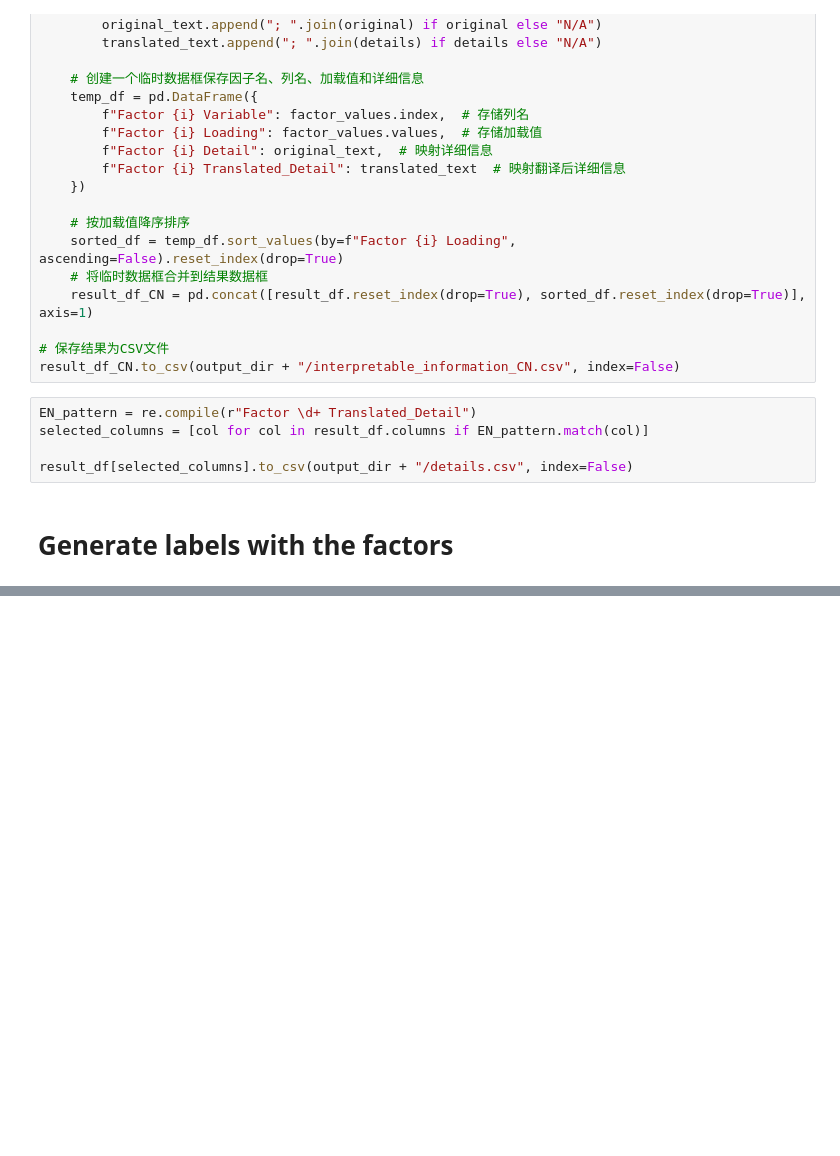
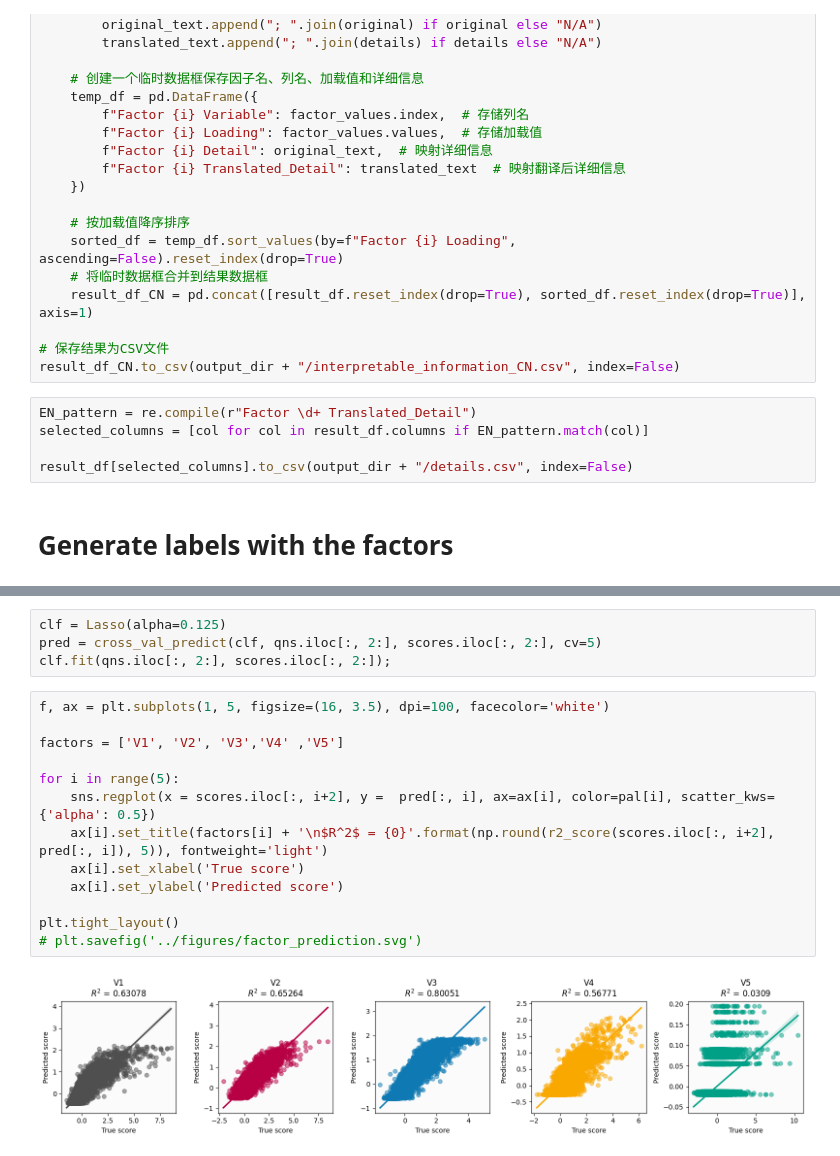
Before and after one commit to ReveRoyl/ABCD_tabular_data_analysis, a Jupyter notebook: trail_tsne_RF/factor analysis/EFA_previous twins.ipynb, the cells around one changed output, grey strips where cells are left out. Saved outputs shown, nothing was run; the diff lists cells and outputs as text; blank space fills up the shorter version.

```diff
--- a/trail_tsne_RF/factor analysis/EFA_previous twins.ipynb
+++ b/trail_tsne_RF/factor analysis/EFA_previous twins.ipynb
@@ -601,0 +1607,19 @@ NameError: name 'factor_scores_df' is not defined
+# %%
+clf = Lasso(alpha=0.125)
+pred = cross_val_predict(clf, qns.iloc[:, 2:], scores.iloc[:, 2:], cv=5)
+clf.fit(qns.iloc[:, 2:], scores.iloc[:, 2:]);
+# %%
+f, ax = plt.subplots(1, 5, figsize=(16, 3.5), dpi=100, facecolor='white')
+
+factors = ['V1', 'V2', 'V3','V4' ,'V5']
+
+for i in range(5):
+    sns.regplot(x = scores.iloc[:, i+2], y =  pred[:, i], ax=ax[i], color=pal[i], scatter_kws={'alpha': 0.5})
+    ax[i].set_title(factors[i] + '\n$R^2$ = {0}'.format(np.round(r2_score(scores.iloc[:, i+2], pred[:, i]), 5)), fontweight='light')
+    ax[i].set_xlabel('True score')
+    ax[i].set_ylabel('Predicted score')
+
+plt.tight_layout()
+# plt.savefig('../figures/factor_prediction.svg')
+# %% [output]
+[figure, added]
```
Also changed, not shown: parts of 170 cells of this notebook, 37 other files.
